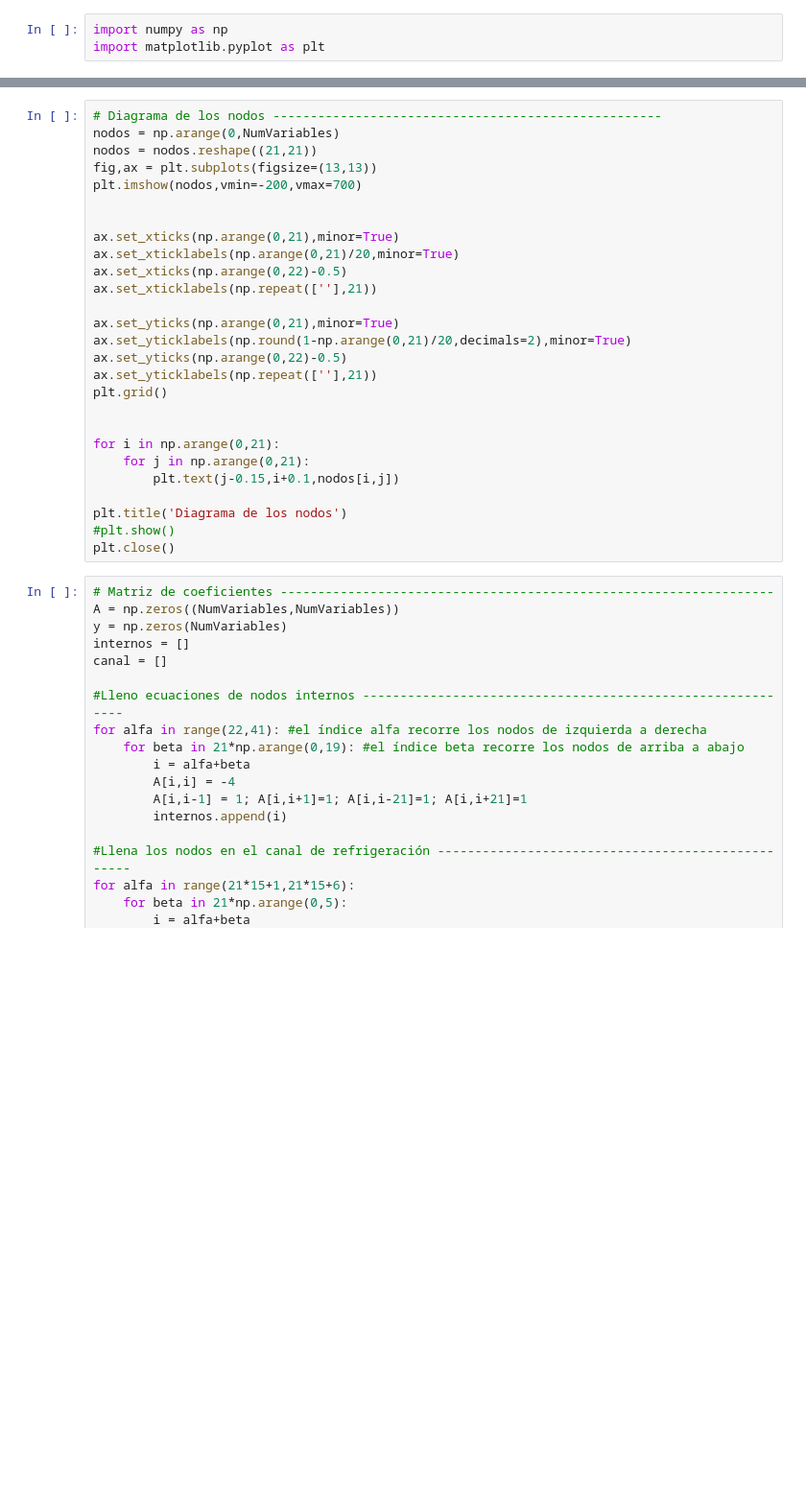
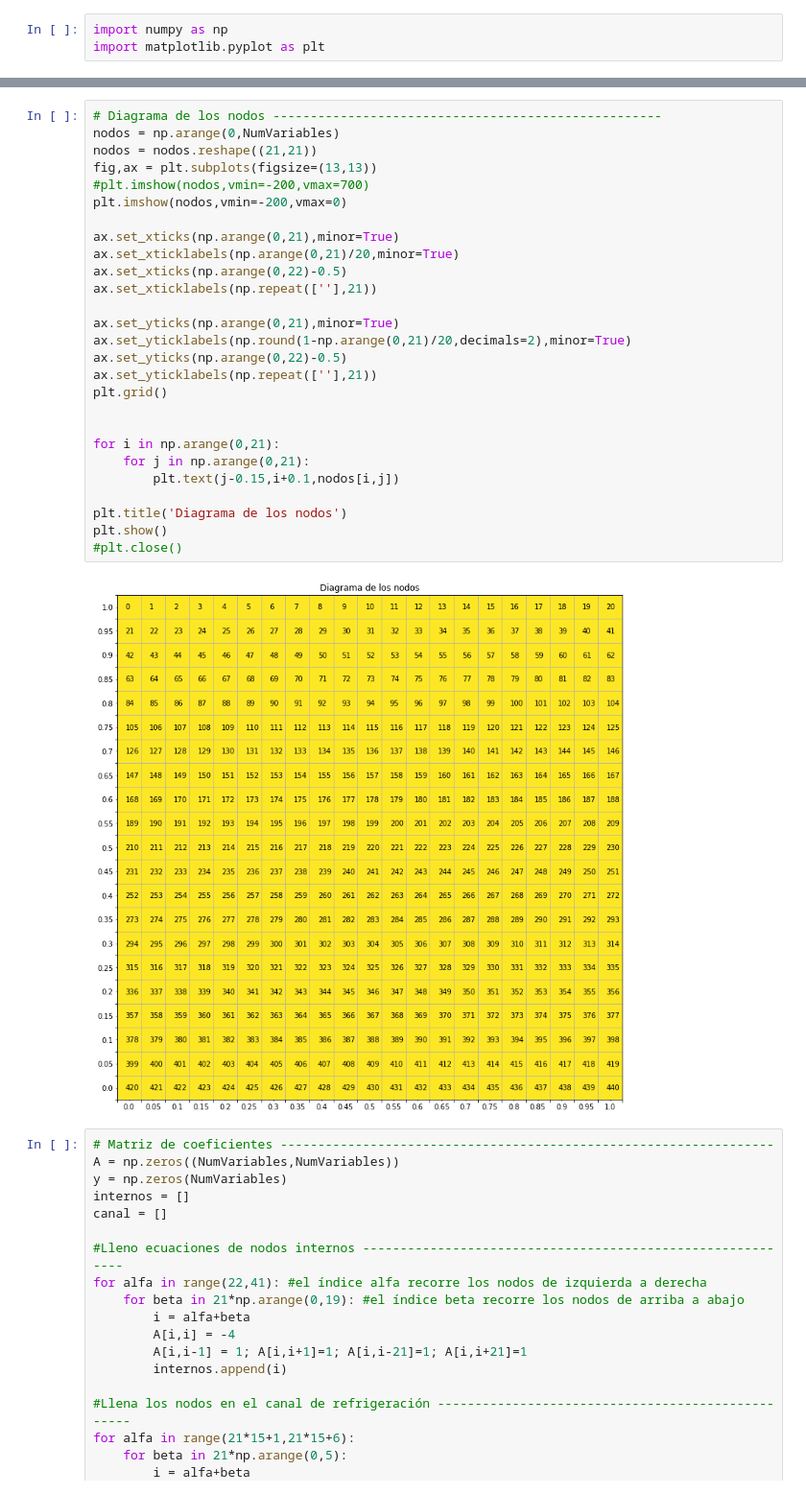
Before and after one commit to TmsRC/refrigerated-duct, a Jupyter notebook: Proyecto2_Transcalor.ipynb, the cells around one changed output, grey strips where cells are left out. Shown: that part at 96% size. Saved outputs shown, nothing was run; the diff lists cells and outputs as text; blank space fills up the shorter version.

```diff
--- a/Proyecto2_Transcalor.ipynb
+++ b/Proyecto2_Transcalor.ipynb
@@ -13,30 +14,32 @@ NumVariables = 21**2
 # %%
 # Diagrama de los nodos ----------------------------------------------------
 nodos = np.arange(0,NumVariables)
 nodos = nodos.reshape((21,21))
 fig,ax = plt.subplots(figsize=(13,13))
-plt.imshow(nodos,vmin=-200,vmax=700)
-
+#plt.imshow(nodos,vmin=-200,vmax=700)
+plt.imshow(nodos,vmin=-200,vmax=0)
 
 ax.set_xticks(np.arange(0,21),minor=True)
 ax.set_xticklabels(np.arange(0,21)/20,minor=True)
 ax.set_xticks(np.arange(0,22)-0.5)
 ax.set_xticklabels(np.repeat([''],21))
 
 ax.set_yticks(np.arange(0,21),minor=True)
 ax.set_yticklabels(np.round(1-np.arange(0,21)/20,decimals=2),minor=True)
 ax.set_yticks(np.arange(0,22)-0.5)
 ax.set_yticklabels(np.repeat([''],21))
 plt.grid()
 
 
 for i in np.arange(0,21):
     for j in np.arange(0,21):
         plt.text(j-0.15,i+0.1,nodos[i,j])
 
 plt.title('Diagrama de los nodos')
-#plt.show()
-plt.close()
+plt.show()
+#plt.close()
+# %% [output]
+[figure, added]
 # %%
 # Matriz de coeficientes ------------------------------------------------------------------
 A = np.zeros((NumVariables,NumVariables))
```
Also changed, not shown: parts of 4 cells of this notebook.
